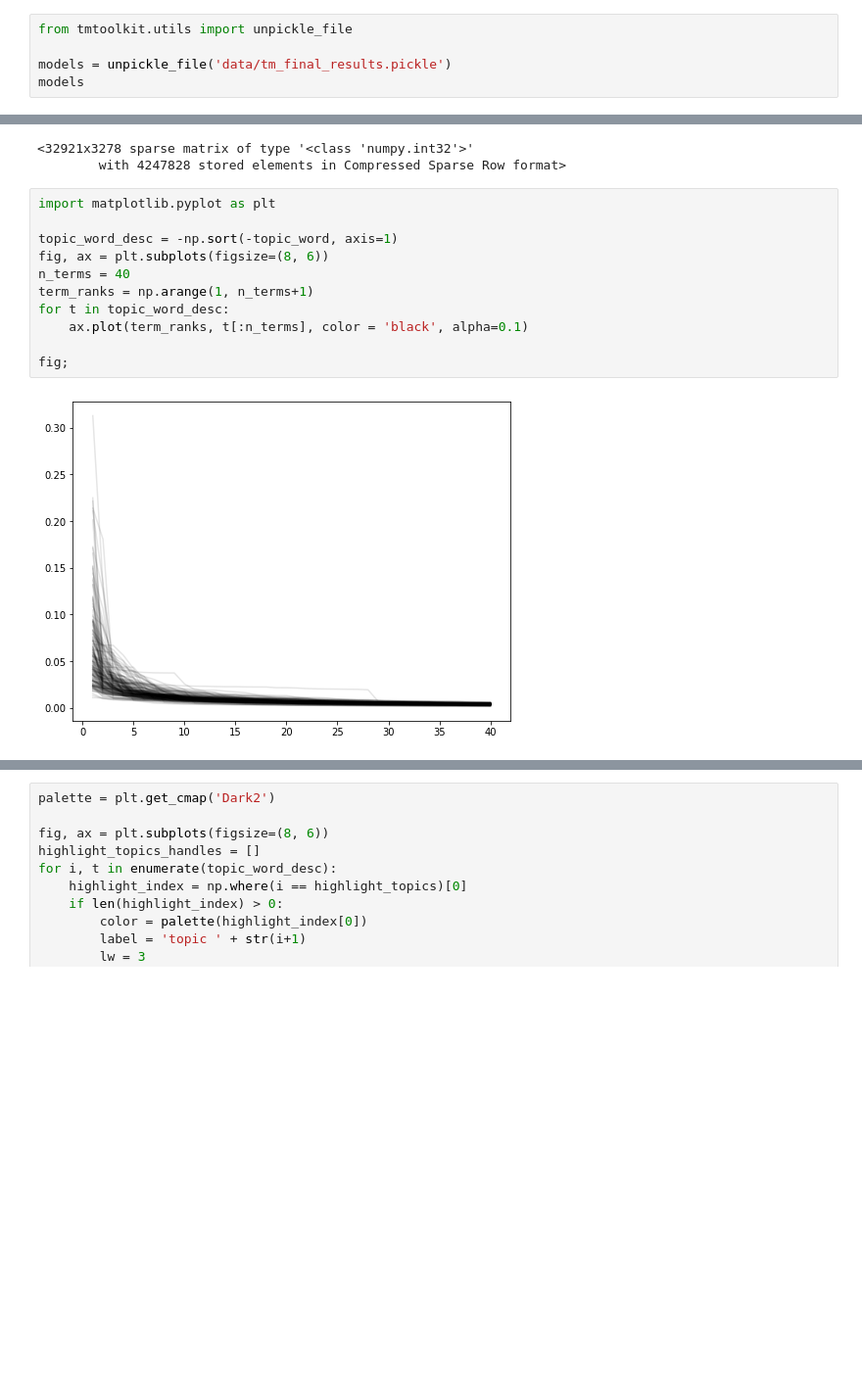
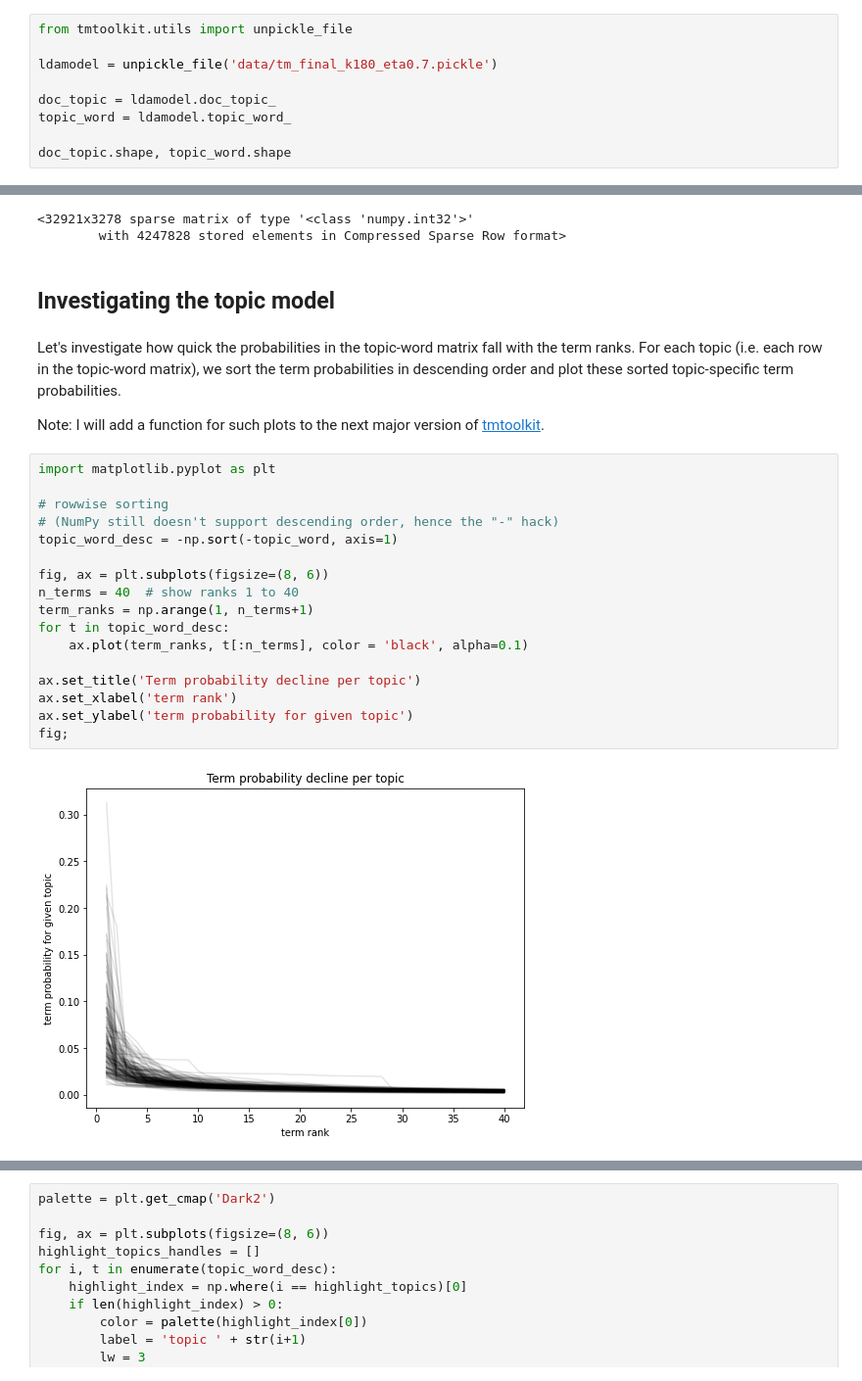
Before and after one commit to WZBSocialScienceCenter/tm_corona, a Jupyter notebook: tm_analysis.ipynb, the cells around one changed output, grey strips where cells are left out. Shown at 98% size. Drawn from its saved outputs; the diff is of its cells as text; blank space fills up the shorter version.

```diff
--- a/tm_analysis.ipynb
+++ b/tm_analysis.ipynb
@@ -6,6 +18,10 @@ pd.options.display.max_rows = 180
 # %%
 from tmtoolkit.utils import unpickle_file
 
-models = unpickle_file('data/tm_final_results.pickle')
-models
+ldamodel = unpickle_file('data/tm_final_k180_eta0.7.pickle')
+
+doc_topic = ldamodel.doc_topic_
+topic_word = ldamodel.topic_word_
+
+doc_topic.shape, topic_word.shape
 # %% [output]
@@ -69,16 +69,28 @@ dtm
 # %% [output]
 <32921x3278 sparse matrix of type '<class 'numpy.int32'>'
         with 4247828 stored elements in Compressed Sparse Row format>
+# %% [markdown]
+## Investigating the topic model
+# %% [markdown]
+Let's investigate how quick the probabilities in the topic-word matrix fall with the term ranks. For each topic (i.e. each row in the topic-word matrix), we sort the term probabilities in descending order and plot these sorted topic-specific term probabilities.
+
+Note: I will add a function for such plots to the next major version of [tmtoolkit](https://tmtoolkit.readthedocs.io/).
 # %%
 import matplotlib.pyplot as plt
 
+# rowwise sorting
+# (NumPy still doesn't support descending order, hence the "-" hack)
 topic_word_desc = -np.sort(-topic_word, axis=1)
+
 fig, ax = plt.subplots(figsize=(8, 6))
-n_terms = 40
+n_terms = 40  # show ranks 1 to 40
 term_ranks = np.arange(1, n_terms+1)
 for t in topic_word_desc:
     ax.plot(term_ranks, t[:n_terms], color = 'black', alpha=0.1)
 
+ax.set_title('Term probability decline per topic')
+ax.set_xlabel('term rank')
+ax.set_ylabel('term probability for given topic')
 fig;
 # %% [output]
-[figure, old version]
+[figure, new version]
```
Also changed, not shown: parts of 82 cells of this notebook, 3 other files.
